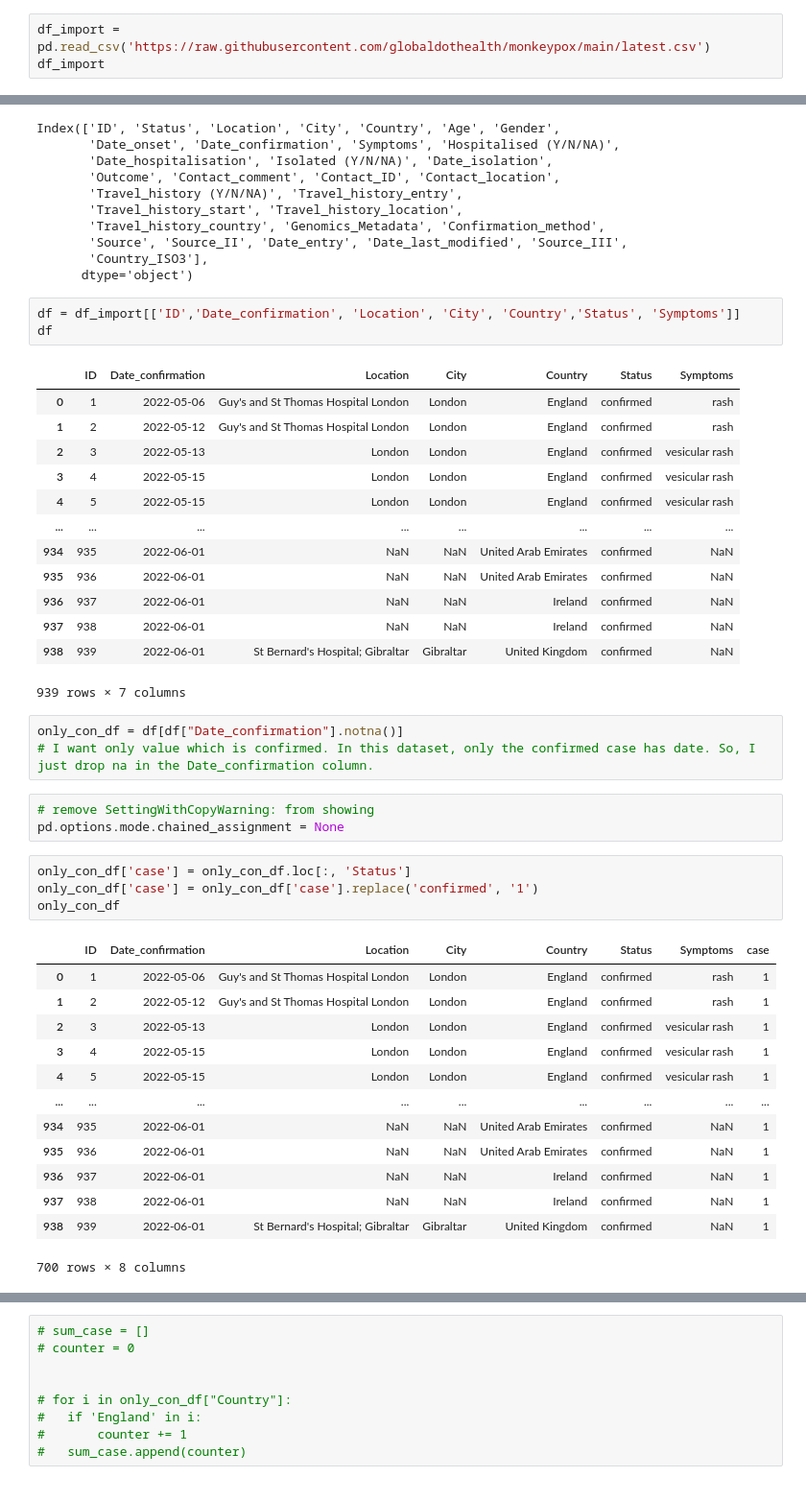
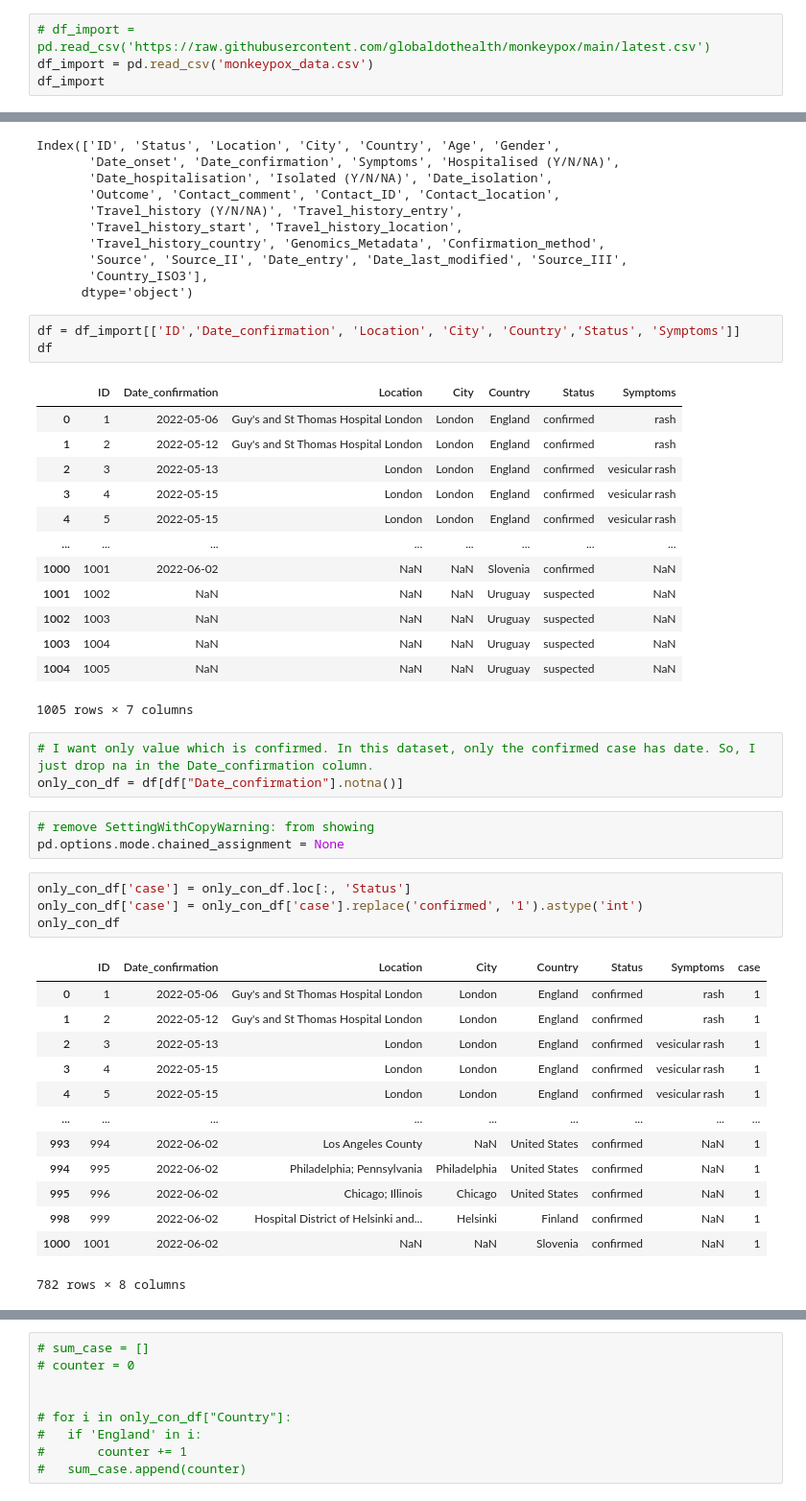
Before and after one commit to Twe-Maker/MonkeyPox, a Jupyter notebook: Script.ipynb, the cells around one changed output, grey strips where cells are left out. Shown at 96% size. Saved outputs shown, nothing was run; the diff lists cells and outputs as text.

```diff
--- a/Script.ipynb
+++ b/Script.ipynb
@@ -19,5 +19,6 @@ Import Data from git
 # %%
-df_import = pd.read_csv('https://raw.githubusercontent.com/globaldothealth/monkeypox/main/latest.csv')
+# df_import = pd.read_csv('https://raw.githubusercontent.com/globaldothealth/monkeypox/main/latest.csv')
+df_import = pd.read_csv('monkeypox_data.csv')
 df_import
 # %% [output]
 |  | ID | Status | Location | City | Country | Age | Gender | Date_onset | Date_confirmation | ... |
@@ -57,33 +60,33 @@ df
 | 3 | 4 | 2022-05-15 | London | London | England | confirmed | vesicular rash |
 | 4 | 5 | 2022-05-15 | London | London | England | confirmed | vesicular rash |
 | ... | ... | ... | ... | ... | ... | ... | ... |
-| 934 | 935 | 2022-06-01 | NaN | NaN | United Arab Emirates | confirmed | NaN |
-| 935 | 936 | 2022-06-01 | NaN | NaN | United Arab Emirates | confirmed | NaN |
-| 936 | 937 | 2022-06-01 | NaN | NaN | Ireland | confirmed | NaN |
-| 937 | 938 | 2022-06-01 | NaN | NaN | Ireland | confirmed | NaN |
-| 938 | 939 | 2022-06-01 | St Bernard's Hospital; Gibraltar | Gibraltar | United Kingdom | confirmed | NaN |
+| 1000 | 1001 | 2022-06-02 | NaN | NaN | Slovenia | confirmed | NaN |
+| 1001 | 1002 | NaN | NaN | NaN | Uruguay | suspected | NaN |
+| 1002 | 1003 | NaN | NaN | NaN | Uruguay | suspected | NaN |
+| 1003 | 1004 | NaN | NaN | NaN | Uruguay | suspected | NaN |
+| 1004 | 1005 | NaN | NaN | NaN | Uruguay | suspected | NaN |
-939 rows × 7 columns
+1005 rows × 7 columns
 # %%
+# I want only value which is confirmed. In this dataset, only the confirmed case has date. So, I just drop na in the Date_confirmation column.
 only_con_df = df[df["Date_confirmation"].notna()]
-# I want only value which is confirmed. In this dataset, only the confirmed case has date. So, I just drop na in the Date_confirmation column.
 # %%
 # remove SettingWithCopyWarning: from showing
 pd.options.mode.chained_assignment = None
 # %%
 only_con_df['case'] = only_con_df.loc[:, 'Status']
-only_con_df['case'] = only_con_df['case'].replace('confirmed', '1')
+only_con_df['case'] = only_con_df['case'].replace('confirmed', '1').astype('int')
 only_con_df
 # %% [output]
 |  | ID | Date_confirmation | Location | City | Country | Status | Symptoms | case |
 | 0 | 1 | 2022-05-06 | Guy's and St Thomas Hospital London | London | England | confirmed | rash | 1 |
 | 1 | 2 | 2022-05-12 | Guy's and St Thomas Hospital London | London | England | confirmed | rash | 1 |
 | 2 | 3 | 2022-05-13 | London | London | England | confirmed | vesicular rash | 1 |
 | 3 | 4 | 2022-05-15 | London | London | England | confirmed | vesicular rash | 1 |
 | 4 | 5 | 2022-05-15 | London | London | England | confirmed | vesicular rash | 1 |
 | ... | ... | ... | ... | ... | ... | ... | ... | ... |
-| 934 | 935 | 2022-06-01 | NaN | NaN | United Arab Emirates | confirmed | NaN | 1 |
-| 935 | 936 | 2022-06-01 | NaN | NaN | United Arab Emirates | confirmed | NaN | 1 |
-| 936 | 937 | 2022-06-01 | NaN | NaN | Ireland | confirmed | NaN | 1 |
-| 937 | 938 | 2022-06-01 | NaN | NaN | Ireland | confirmed | NaN | 1 |
-| 938 | 939 | 2022-06-01 | St Bernard's Hospital; Gibraltar | Gibraltar | United Kingdom | confirmed | NaN | 1 |
+| 993 | 994 | 2022-06-02 | Los Angeles County | NaN | United States | confirmed | NaN | 1 |
+| 994 | 995 | 2022-06-02 | Philadelphia; Pennsylvania | Philadelphia | United States | confirmed | NaN | 1 |
+| 995 | 996 | 2022-06-02 | Chicago; Illinois | Chicago | United States | confirmed | NaN | 1 |
+| 998 | 999 | 2022-06-02 | Hospital District of Helsinki and... | Helsinki | Finland | confirmed | NaN | 1 |
+| 1000 | 1001 | 2022-06-02 | NaN | NaN | Slovenia | confirmed | NaN | 1 |
-700 rows × 8 columns
+782 rows × 8 columns
```
Also changed, not shown: parts of 15 cells of this notebook, 5 other files.
